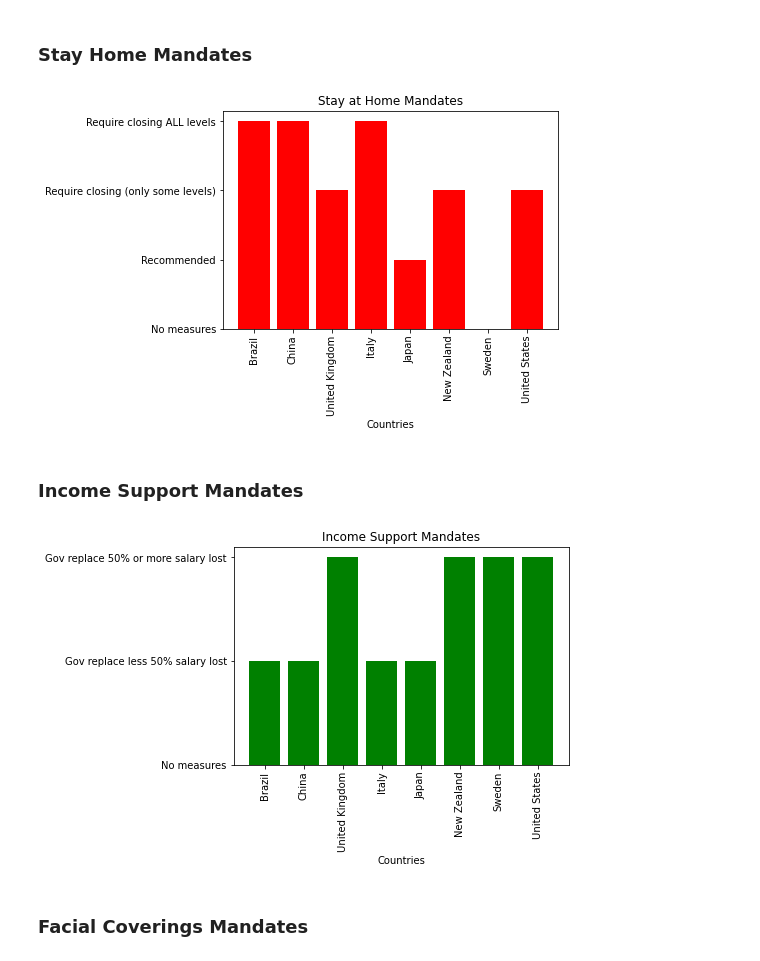
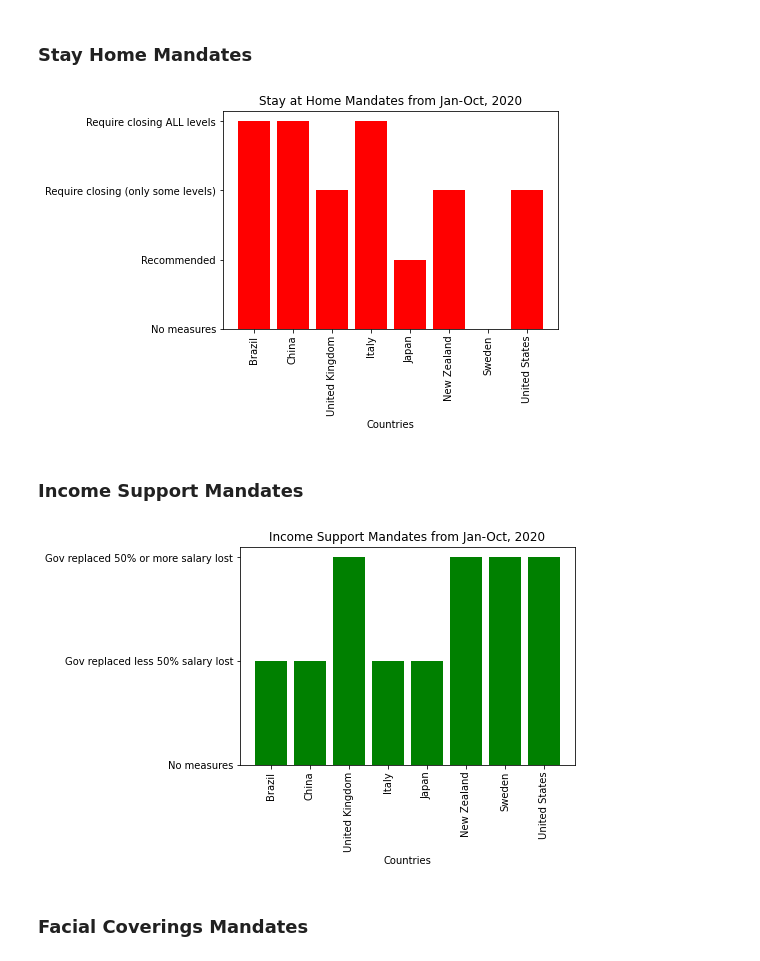
Before and after one commit to leslievazquez/Project_1, a Jupyter notebook: Data_Analysis_Notebook.ipynb, the cells around one changed output. Drawn from its saved outputs; the diff is of its cells as text; code cells hidden in the pictures.

```diff
--- a/Data_Analysis_Notebook.ipynb
+++ b/Data_Analysis_Notebook.ipynb
@@ -69,18 +68,17 @@ data.head()
 mandates = pd.DataFrame(data, columns= ["Country_name", "School_closing", "Workplace_closing", \
                                         "Stay_home", "Income_support","Facial_coverings"])
 
-
 mandates['School_Mandates'] = ''
 
 # Set multiple conditions and assign reviewer category with .loc
-mandates.loc[(mandates['School_closing'] == 0.0), 'School_Mandates'] = 'No measures'
-mandates.loc[(mandates['School_closing'] == 1.0), 'School_Mandates'] = 'Recommended'
-mandates.loc[(mandates['School_closing'] == 2.0), 'School_Mandates'] = 'Require closing (only some levels)'
-mandates.loc[(mandates['School_closing'] == 3.0), 'School_Mandates'] = 'Require closing ALL levels'
+mandates.loc[(mandates['School_closing'] == 0), 'School_Mandates'] = 'No measures'
+mandates.loc[(mandates['School_closing'] == 1), 'School_Mandates'] = 'Recommended'
+mandates.loc[(mandates['School_closing'] == 2), 'School_Mandates'] = 'Require closing (only some levels)'
+mandates.loc[(mandates['School_closing'] == 3), 'School_Mandates'] = 'Require closing ALL levels'
 
 plt.bar(mandates['Country_name'], mandates['School_Mandates'], color = 'y')
 plt.xticks(rotation='vertical')
-plt.title('School Closing Mandates')
+plt.title('School Closing Mandates from Jan-Oct, 2020')
 plt.xlabel('Countries')
 plt.savefig('Figures/School_Closing_Mandates.png')
 plt.show()
@@ -122,32 +120,32 @@ mandates.loc[(mandates['Stay_home'] == 3), 'Stay_Home_Mandates'] = 'Require clos
 
 plt.bar(mandates['Country_name'], mandates['Stay_Home_Mandates'], color = 'r')
 plt.xticks(rotation='vertical')
-plt.title('Stay at Home Mandates')
+plt.title('Stay at Home Mandates from Jan-Oct, 2020')
 plt.xlabel('Countries')
 plt.savefig('Figures/Stay_Home_Mandates.png')
 plt.show()
 # %% [output]
-[figure, old version]
+[figure, new version]
 # %% [markdown]
 ### Income Support Mandates
 # %%
 # Create bar plot displaying level of mandate for Income Support for 8 countries of
 # interest for all dates reporting (Jan-Oct, 2020) in mandates CSV file
 mandates['Income_Support_Mandates'] = ''
 
 # Set multiple conditions and assign reviewer category with .loc
 mandates.loc[(mandates['Income_support'] == 0.0), 'Income_Support_Mandates'] = 'No measures'
-mandates.loc[(mandates['Income_support'] == 1.0), 'Income_Support_Mandates'] = 'Gov replace less 50% salary lost'
-mandates.loc[(mandates['Income_support'] == 2.0), 'Income_Support_Mandates'] = 'Gov replace 50% or more salary lost'
+mandates.loc[(mandates['Income_support'] == 1.0), 'Income_Support_Mandates'] = 'Gov replaced less 50% salary lost'
+mandates.loc[(mandates['Income_support'] == 2.0), 'Income_Support_Mandates'] = 'Gov replaced 50% or more salary lost'
 
 plt.bar(mandates['Country_name'], mandates['Income_Support_Mandates'], color = 'g')
 plt.xticks(rotation='vertical')
-plt.title('Income Support Mandates')
+plt.title('Income Support Mandates from Jan-Oct, 2020')
 plt.xlabel('Countries')
 plt.savefig('Figures/Income_Support_Mandates.png')
 plt.show()
 # %% [output]
-[figure, old version]
+[figure, new version]
 # %% [markdown]
 ### Facial Coverings Mandates
 # %%
```
Also changed, not shown: parts of 16 cells of this notebook.
